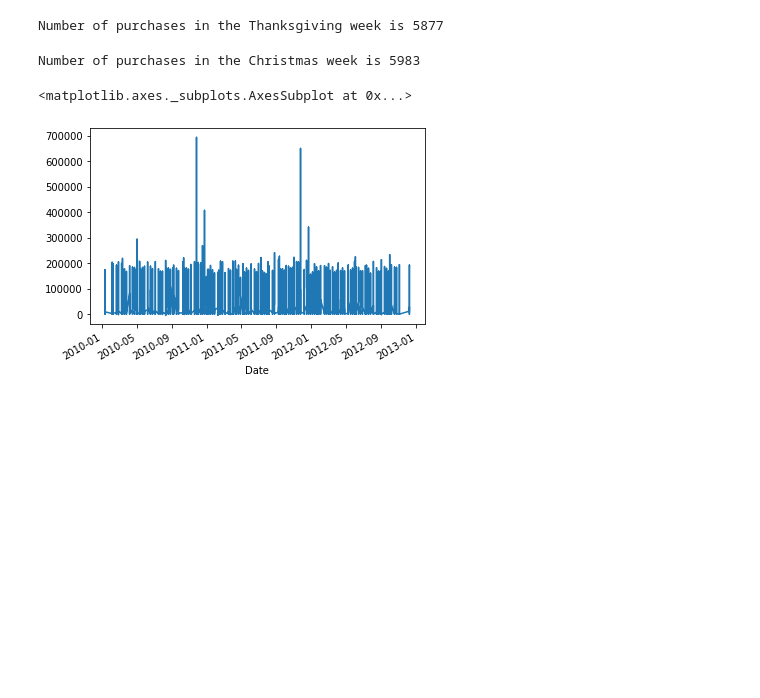
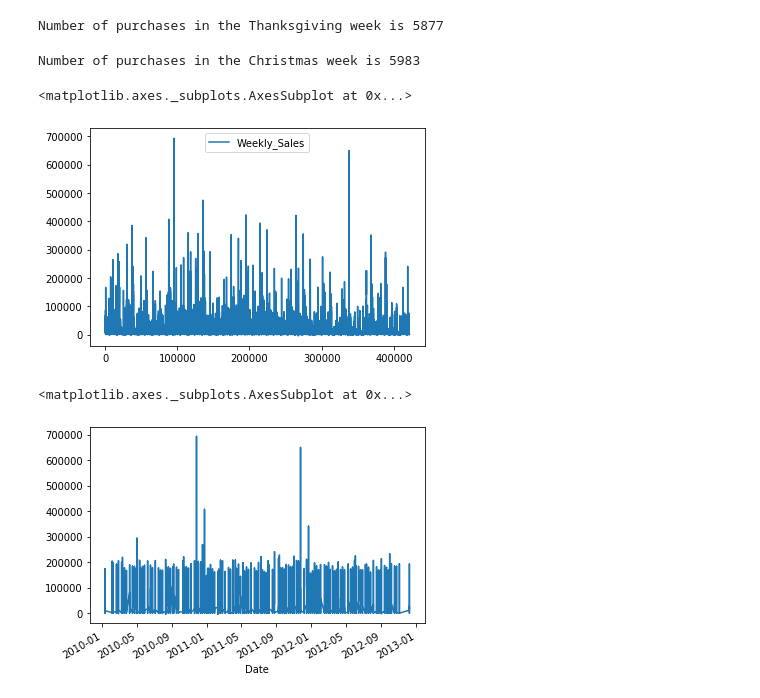
Before and after one commit to neelesh2k/Time-Series-Analysis-and-Forecasting, a Jupyter notebook: Time Series Analysis and Forecasting on Sales data.ipynb, the cells around one changed output. Drawn from its saved outputs; the diff is of its cells as text; code cells hidden in the pictures; blank space fills up the shorter version.

```diff
--- a/Time Series Analysis and Forecasting on Sales data.ipynb
+++ b/Time Series Analysis and Forecasting on Sales data.ipynb
@@ -286,6 +286,11 @@ a[0] + b[0] + c[0]
 print("Number of purchases in the Christmas week is",a[0] + b[0] + c[0])
 # %% [output]
 Number of purchases in the Christmas week is 5983
+# %%
+data.plot()
+# %% [output]
+<matplotlib.axes._subplots.AxesSubplot at 0x...>
+[figure, added]
 # %%
 sales.plot()
 # %% [output]
```
Also changed, not shown: parts of 10 cells of this notebook.
